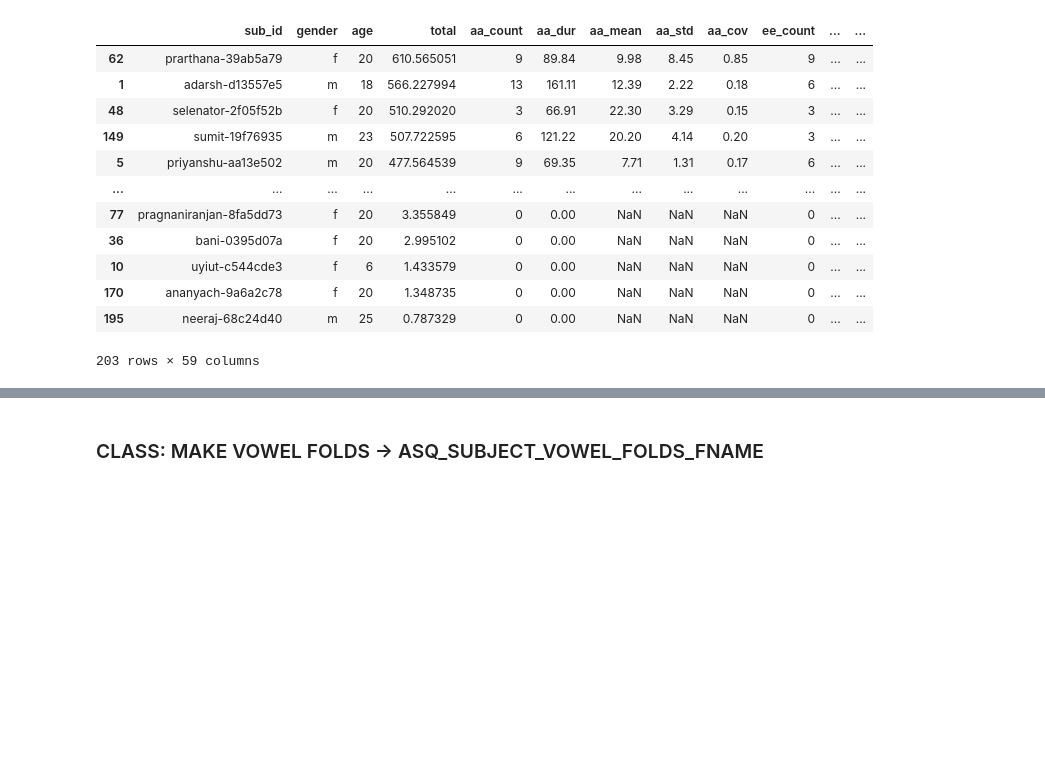
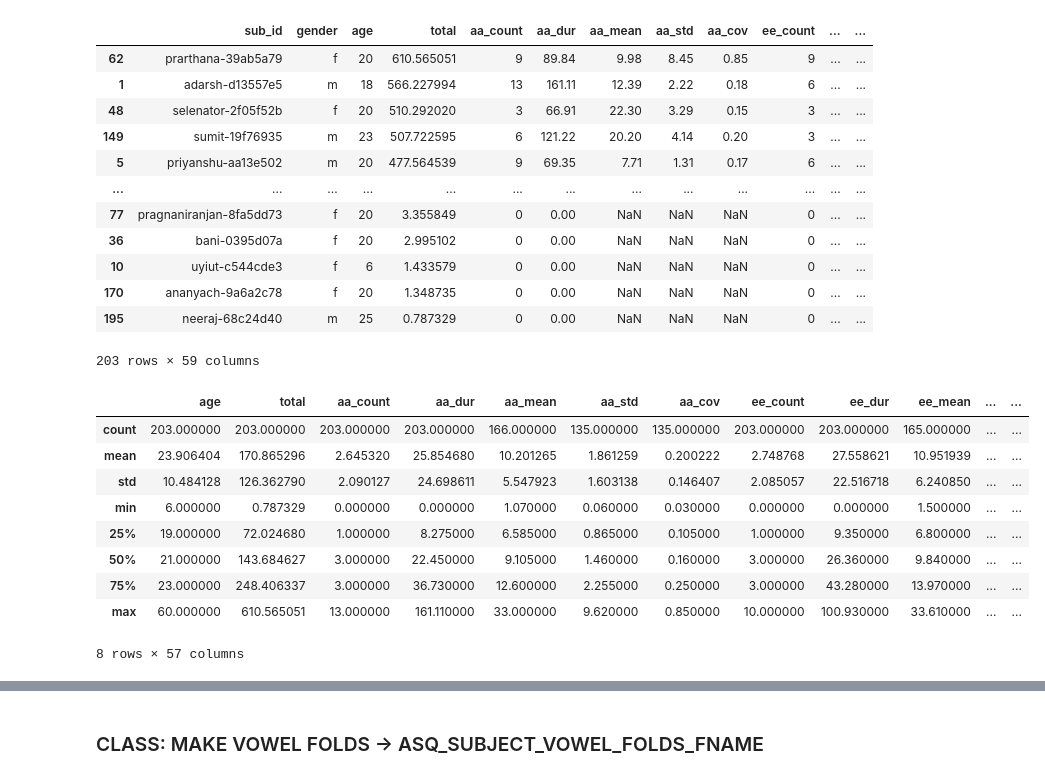
Before and after one commit to vaguebrownfox01/asquire-corpus_etl, a Jupyter notebook: c_asq-dataloader.ipynb, the cells around one changed output, grey strips where cells are left out. Cells and saved outputs as stored; diff of their text form; code cells hidden in the pictures; blank space fills up the shorter version.

```diff
--- a/c_asq-dataloader.ipynb
+++ b/c_asq-dataloader.ipynb
@@ -65,12 +65,14 @@ Index(['app_code', 'sub_id', 'file_class', 'file_xindex', 'score',
 # %% [markdown]
 ### CLASS: MAKE DATA FOLDS -> ASQ_SUB_LABEL_STAT_DF
 # %%
-class DataFolds(DataStaticInfo):
+class StimStats(DataStaticInfo):
 
     LABELS = ['aa', 'ee', 'uu', 'oo', 'ii', 'xx', 'cc', 'yy', 'ss',  'zz', 'ii-n']
 
     PAD = 0.0
     WIN_DUR = 0.52
+    AUTOCORR_K = 32
+    LPC_K = 16
 
     FOLD_k = "fold"
     TOTAL_k = "total"
@@ -116,7 +118,7 @@ class DataFolds(DataStaticInfo):
                 cov = np.round(std_dur/mean_dur, 2)
 
                 sub_dict[f"{label}_count"] = sub_label_stats_df.shape[0]
-                sub_dict[f"{label}_dur"] = total_dur
+                sub_dict[f"{label}_{self.DUR_k}"] = total_dur
                 sub_dict[f"{label}_mean"] = mean_dur
                 sub_dict[f"{label}_std"] = std_dur
                 sub_dict[f"{label}_cov"] = cov
@@ -133,31 +135,6 @@ class DataFolds(DataStaticInfo):
         sub_label_stats_df.to_csv(export_path, index=False)
 
         return sub_label_stats_df
-
-    def split_chunks(self, df: pd.DataFrame) -> pd.DataFrame:
-        df = df.copy()
-
-        new_rows = []
-        for i, row in df.iterrows():
-            start = row[self.BEGIN_k]
-            dur = row[self.DUR_k]
-
-            segments = np.floor(dur/self.WIN_DUR)
-
-            for i in range(int(segments)):
-                new_start = start + i*self.WIN_DUR
-                new_end = new_start + self.WIN_DUR
-
-                new_row = row.copy()
-                new_row[self.BEGIN_k] = new_start
-                new_row[self.END_k] = new_end
-                new_row[self.DUR_k] = self.WIN_DUR
-
-                new_rows.append(new_row)
-
-        new_df = pd.DataFrame(new_rows)
-
-        return new_df
 
 
     def make_folds(self, df: pd.DataFrame, n) -> pd.DataFrame:
@@ -268,10 +245,15 @@ class DataFolds(DataStaticInfo):
 
         sig_chunks = self.make_frames(sig, frame_size, hop_size)
 
-        res = librosa.autocorrelate(sig_chunks, max_size=32, axis=0)
+        res = librosa.autocorrelate(sig_chunks, max_size=self.AUTOCORR_K, axis=0)
+        print(f"sig_chunks.shape: {res.shape}")
 
-        print(f"sig_chunks.shape: {res.shape}")
         plt.imshow(np.flip(res), cmap='inferno')
+
+        plt.show()
+
+        res2 = librosa.lpc(sig_chunks, order=self.LPC_K, axis=0)
+        plt.imshow(np.flip(res2), cmap='inferno')
 
         plt.show()
 
@@ -282,7 +264,7 @@ class DataFolds(DataStaticInfo):
 
         plt.show()
 
-asq_datafolds = DataFolds(annotation_csv=ASQ_LABELS_CSV)
+asq_datafolds = StimStats(annotation_csv=ASQ_LABELS_CSV)
 label_stat_df = asq_datafolds.ASQ_SUB_LABEL_STAT_DF; label_stat_df
 # %% [output]
 |  | sub_id | gender | age | total | aa_count | aa_dur | aa_mean | aa_std | aa_cov | ee_count | ... | ... |
@@ -298,3 +280,16 @@ label_stat_df = asq_datafolds.ASQ_SUB_LABEL_STAT_DF; label_stat_df
 | 170 | ananyach-9a6a2c78 | f | 20 | 1.348735 | 0 | 0.00 | NaN | NaN | NaN | 0 | ... | ... |
 | 195 | neeraj-68c24d40 | m | 25 | 0.787329 | 0 | 0.00 | NaN | NaN | NaN | 0 | ... | ... |
 203 rows × 59 columns
+# %%
+label_stat_df.describe()
+# %% [output]
+|  | age | total | aa_count | aa_dur | aa_mean | aa_std | aa_cov | ee_count | ee_dur | ee_mean | ... | ... |
+| count | 203.000000 | 203.000000 | 203.000000 | 203.000000 | 166.000000 | 135.000000 | 135.000000 | 203.000000 | 203.000000 | 165.000000 | ... | ... |
+| mean | 23.906404 | 170.865296 | 2.645320 | 25.854680 | 10.201265 | 1.861259 | 0.200222 | 2.748768 | 27.558621 | 10.951939 | ... | ... |
+| std | 10.484128 | 126.362790 | 2.090127 | 24.698611 | 5.547923 | 1.603138 | 0.146407 | 2.085057 | 22.516718 | 6.240850 | ... | ... |
+| min | 6.000000 | 0.787329 | 0.000000 | 0.000000 | 1.070000 | 0.060000 | 0.030000 | 0.000000 | 0.000000 | 1.500000 | ... | ... |
+| 25% | 19.000000 | 72.024680 | 1.000000 | 8.275000 | 6.585000 | 0.865000 | 0.105000 | 1.000000 | 9.350000 | 6.800000 | ... | ... |
+| 50% | 21.000000 | 143.684627 | 3.000000 | 22.450000 | 9.105000 | 1.460000 | 0.160000 | 3.000000 | 26.360000 | 9.840000 | ... | ... |
+| 75% | 23.000000 | 248.406337 | 3.000000 | 36.730000 | 12.600000 | 2.255000 | 0.250000 | 3.000000 | 43.280000 | 13.970000 | ... | ... |
+| max | 60.000000 | 610.565051 | 13.000000 | 161.110000 | 33.000000 | 9.620000 | 0.850000 | 10.000000 | 100.930000 | 33.610000 | ... | ... |
+8 rows × 57 columns
```
Also changed, not shown: parts of 8 cells of this notebook, 1 other file.
